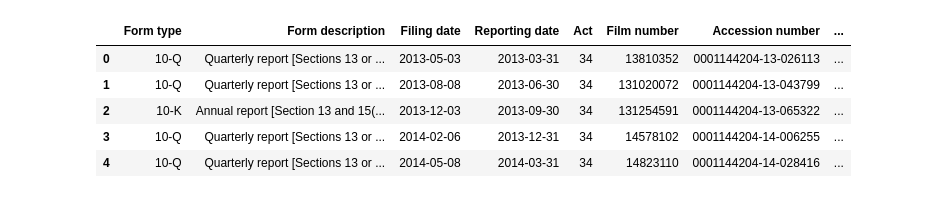
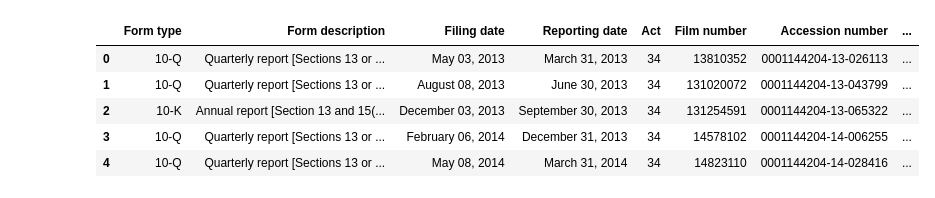
Before and after one commit to fuadh246/BDC_RA, a Jupyter notebook: GBDC/Code/GBDC.ipynb, the cells around one changed output. Saved outputs shown, nothing was run; the diff lists cells and outputs as text; code cells hidden in the pictures.

Commit message:
BUG: fixed #5 June 30, 2014

```diff
--- a/GBDC/Code/GBDC.ipynb
+++ b/GBDC/Code/GBDC.ipynb
@@ -26,17 +27,23 @@ def parse_and_trim(content, content_type):
 # %%
 headers = {
     'User-Agent': 'GOLUB CAPITAL BDC, Inc.'
 }
 filing_links = pd.read_excel(
     "../GBDC__sec_filing_links.xlsx")
 filing_links.head(5)
+date_columns = ['Filing date', 'Reporting date']
+for col in date_columns:
+    filing_links[col] = pd.to_datetime(filing_links[col], format='%Y-%m-%d')
+for col in date_columns:
+    filing_links[col] = filing_links[col].dt.strftime("%B %d, %Y")
+filing_links.head(5)
 # %% [output]
 |  | Form type | Form description | Filing date | Reporting date | Act | Film number | Accession number | ... |
-| 0 | 10-Q | Quarterly report [Sections 13 or ... | 2013-05-03 | 2013-03-31 | 34 | 13810352 | 0001144204-13-026113 | ... |
-| 1 | 10-Q | Quarterly report [Sections 13 or ... | 2013-08-08 | 2013-06-30 | 34 | 131020072 | 0001144204-13-043799 | ... |
-| 2 | 10-K | Annual report [Section 13 and 15(... | 2013-12-03 | 2013-09-30 | 34 | 131254591 | 0001144204-13-065322 | ... |
-| 3 | 10-Q | Quarterly report [Sections 13 or ... | 2014-02-06 | 2013-12-31 | 34 | 14578102 | 0001144204-14-006255 | ... |
-| 4 | 10-Q | Quarterly report [Sections 13 or ... | 2014-05-08 | 2014-03-31 | 34 | 14823110 | 0001144204-14-028416 | ... |
+| 0 | 10-Q | Quarterly report [Sections 13 or ... | May 03, 2013 | March 31, 2013 | 34 | 13810352 | 0001144204-13-026113 | ... |
+| 1 | 10-Q | Quarterly report [Sections 13 or ... | August 08, 2013 | June 30, 2013 | 34 | 131020072 | 0001144204-13-043799 | ... |
+| 2 | 10-K | Annual report [Section 13 and 15(... | December 03, 2013 | September 30, 2013 | 34 | 131254591 | 0001144204-13-065322 | ... |
+| 3 | 10-Q | Quarterly report [Sections 13 or ... | February 06, 2014 | December 31, 2013 | 34 | 14578102 | 0001144204-14-006255 | ... |
+| 4 | 10-Q | Quarterly report [Sections 13 or ... | May 08, 2014 | March 31, 2014 | 34 | 14823110 | 0001144204-14-028416 | ... |
 # %%
 start_row = 30
 end_row = 42
```
Also changed, not shown: parts of 5 cells of this notebook, 5 other files.
